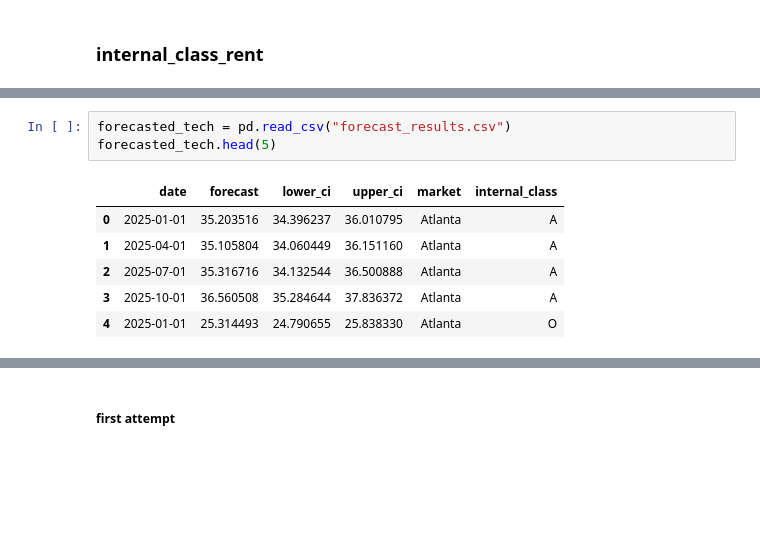
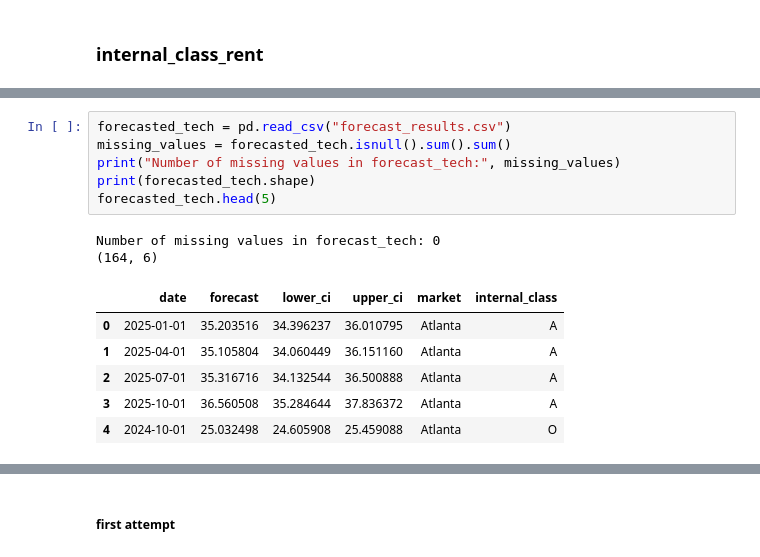
Before and after one commit to nks8566/DataFest-2025, a Jupyter notebook: secondary.ipynb, the cells around one changed output, grey strips where cells are left out. Saved outputs shown, nothing was run; the diff lists cells and outputs as text; blank space fills up the shorter version.

Commit message:
forecasting complete (hopefully)

```diff
--- a/secondary.ipynb
+++ b/secondary.ipynb
@@ -623,10 +608,15 @@ Covariance Type:                             opg
 # %%
 forecasted_tech = pd.read_csv("forecast_results.csv")
+missing_values = forecasted_tech.isnull().sum().sum()
+print("Number of missing values in forecast_tech:", missing_values)
+print(forecasted_tech.shape)
 forecasted_tech.head(5)
 # %% [output]
+Number of missing values in forecast_tech: 0
+(164, 6)
 |  | date | forecast | lower_ci | upper_ci | market | internal_class |
 | 0 | 2025-01-01 | 35.203516 | 34.396237 | 36.010795 | Atlanta | A |
 | 1 | 2025-04-01 | 35.105804 | 34.060449 | 36.151160 | Atlanta | A |
 | 2 | 2025-07-01 | 35.316716 | 34.132544 | 36.500888 | Atlanta | A |
 | 3 | 2025-10-01 | 36.560508 | 35.284644 | 37.836372 | Atlanta | A |
-| 4 | 2025-01-01 | 25.314493 | 24.790655 | 25.838330 | Atlanta | O |
+| 4 | 2024-10-01 | 25.032498 | 24.605908 | 25.459088 | Atlanta | O |
```
Also changed, not shown: parts of 20 cells of this notebook, 3 other files.
